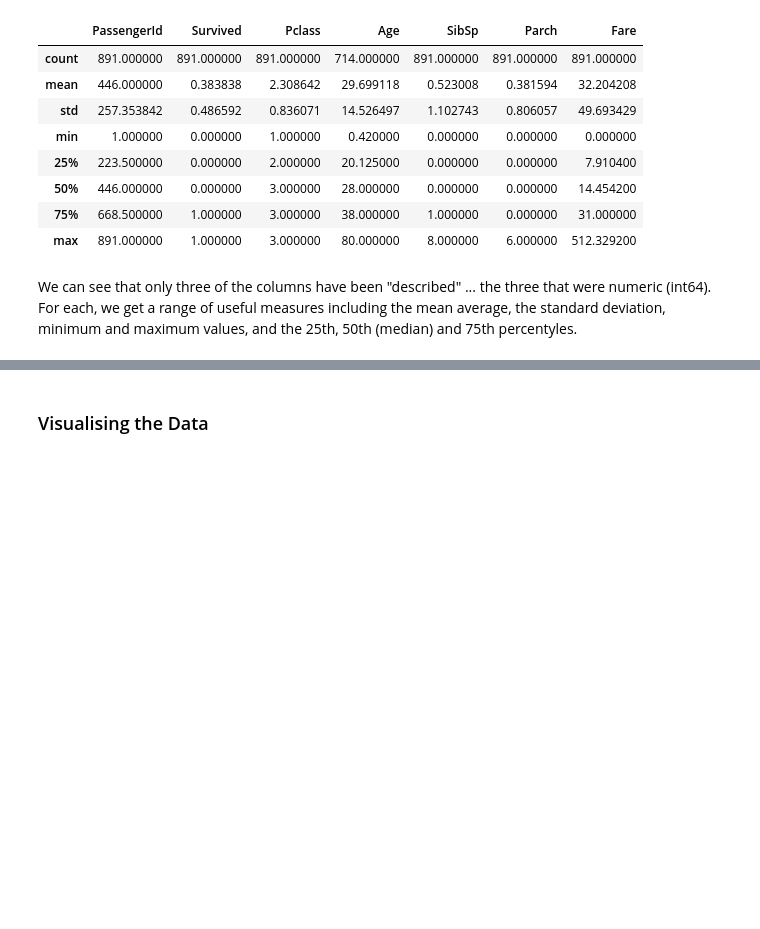
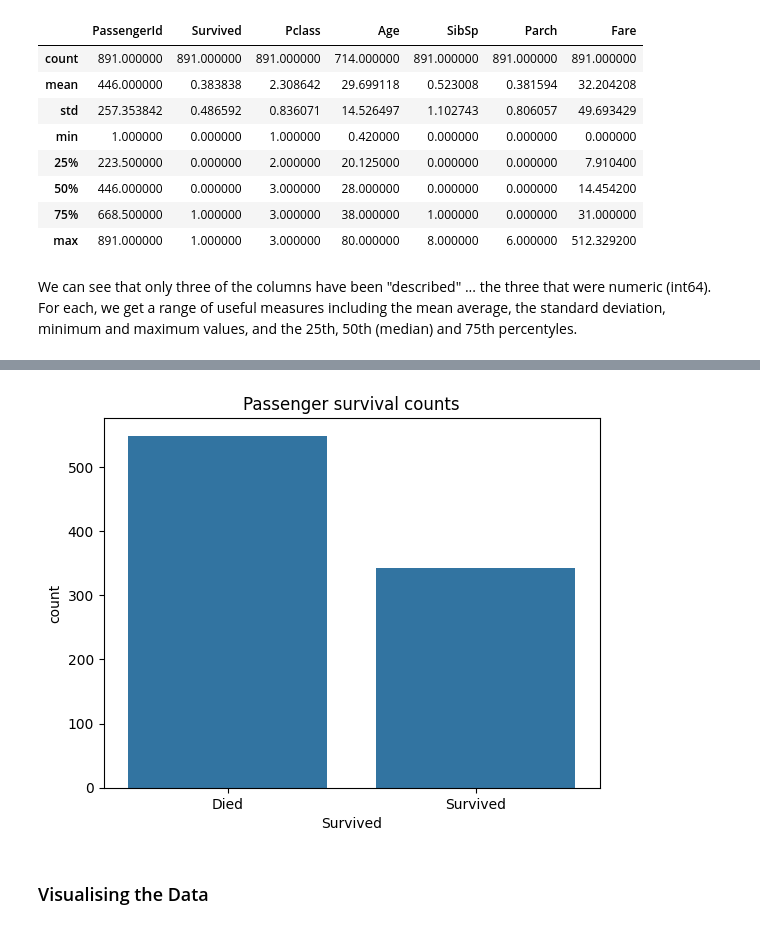
Before and after one commit to Arman-Ali-Create/Arman-Ali-Create-DataScience-GenAI-Submissions, a Jupyter notebook: Copy_of_2_05_Exploratory_Data_Analysis.ipynb, the cells around one changed output, grey strips where cells are left out. Saved outputs shown, nothing was run; the diff lists cells and outputs as text; code cells hidden in the pictures; blank space fills up the shorter version.

```diff
--- a/Copy_of_2_05_Exploratory_Data_Analysis.ipynb
+++ b/Copy_of_2_05_Exploratory_Data_Analysis.ipynb
@@ -124,3 +130,10 @@ We can see that only three of the columns have been "described" ... the three th
+# %%
+sns.countplot(data=titanic, x='Survived')
+plt.xticks([0, 1], ['Died', 'Survived'])
+plt.title('Passenger survival counts')
+plt.show()
+# %% [output]
+[figure, added]
 # %% [markdown]
 ### Visualising the Data
 # %%
```
Also changed, not shown: parts of 1 cell of this notebook.
